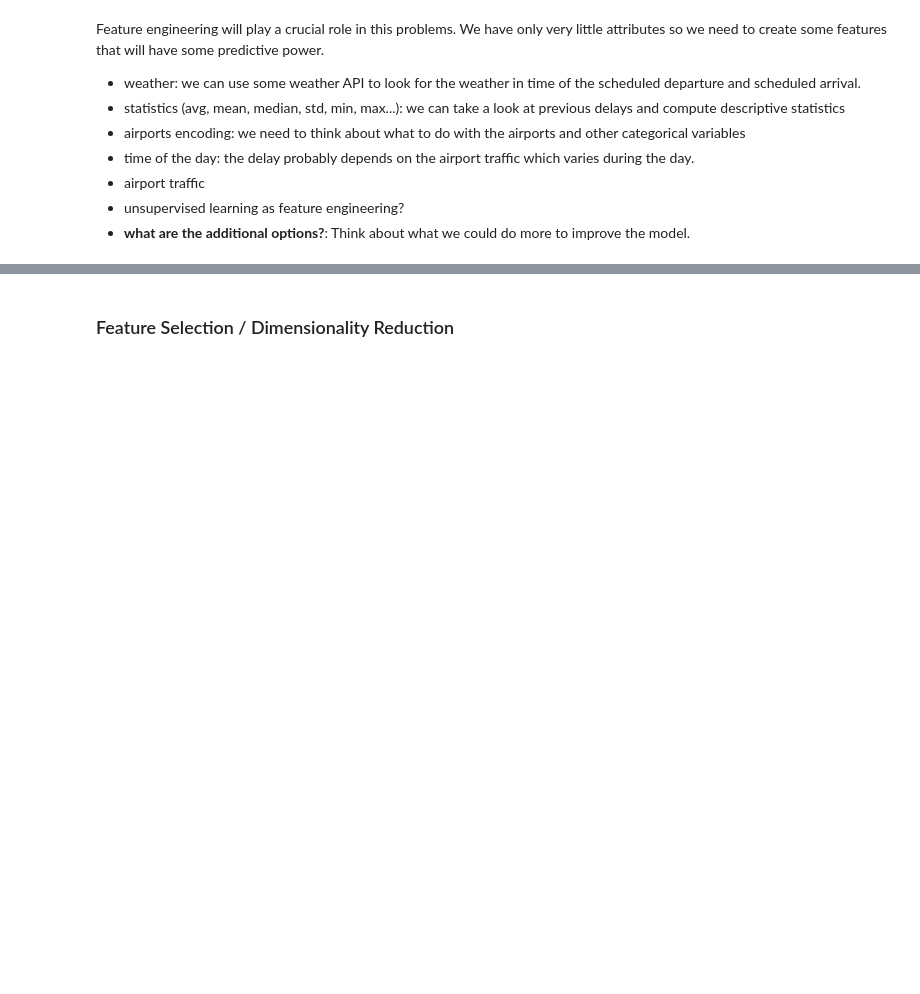
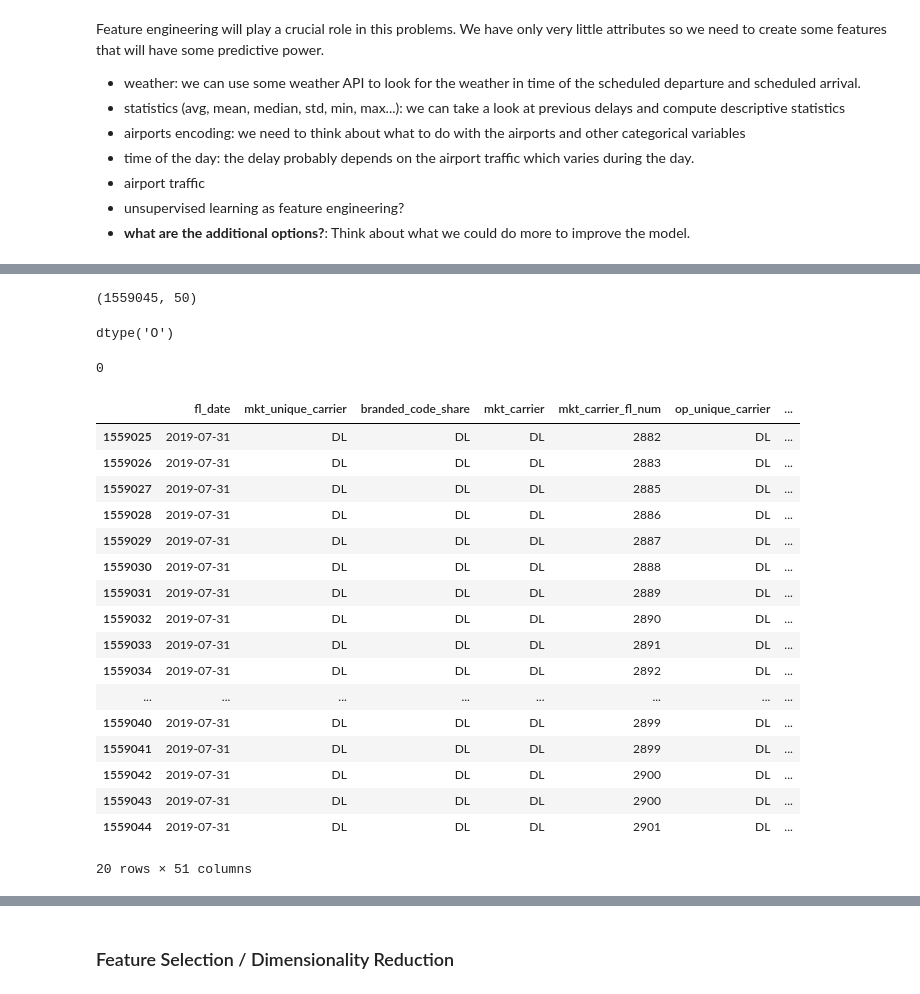
Before and after one commit to Ali-Mohamed23/midterm-project-I, a Jupyter notebook: modeling.ipynb, the cells around one changed output, grey strips where cells are left out. Cells and saved outputs as stored; diff of their text form; code cells hidden in the pictures; blank space fills up the shorter version.

```diff
--- a/modeling.ipynb
+++ b/modeling.ipynb
@@ -83,3 +81,0 @@ flights_sample[['fl_date','mkt_unique_carrier',
-# %%
-# Extract month from fl_date column
-flights_df['month'] = pd.to_datetime(flights_df['fl_date']).dt.month
@@ -98,3 +91,5 @@ Feature engineering will play a crucial role in this problems. We have only very
 - airport traffic
 - unsupervised learning as feature engineering?
 - **what are the additional options?**: Think about what we could do more to improve the model.
+# %%
+flights_df['avg_monthly_arr_delay'] = flights_df.groupby('month')['arr_delay'].transform('mean')
@@ -100,0 +116,48 @@ Feature engineering will play a crucial role in this problems. We have only very
+# %%
+# This feature creates the avg taxi times for the arrival hour
+flights_df['avg_taxi_times_arr'] = flights_df.groupby('arr_hour')['taxi_time'].transform('mean')
+# %%
+flights_df.shape
+# %% [output]
+(1559045, 50)
+# %%
+flights_df['fl_date'].dtype
+# %% [output]
+dtype('O')
+# %%
+# Group the flights data by origin airport and count the number of flights for each airport
+airport_counts = flights_df.groupby('origin')['flights'].transform('count')
+
+# Determine the thresholds for each category based on the quartiles
+thresholds = [0, airport_counts.quantile(0.25), airport_counts.quantile(0.5), airport_counts.quantile(0.75), np.inf]
+
+# Define the categories
+categories = ['Not Busy', 'Moderate', 'Busy', 'Very Busy']
+
+# Assign the traffic category based on the number of flights from each airport
+flights_df['traffic'] = pd.cut(airport_counts, bins=thresholds, labels=categories, right=False)
+# %%
+flights_df['traffic'].isnull().sum()
+# %% [output]
+0
+# %%
+flights_df.tail(20)
+# %% [output]
+|  | fl_date | mkt_unique_carrier | branded_code_share | mkt_carrier | mkt_carrier_fl_num | op_unique_carrier | ... |
+| 1559025 | 2019-07-31 | DL | DL | DL | 2882 | DL | ... |
+| 1559026 | 2019-07-31 | DL | DL | DL | 2883 | DL | ... |
+| 1559027 | 2019-07-31 | DL | DL | DL | 2885 | DL | ... |
+| 1559028 | 2019-07-31 | DL | DL | DL | 2886 | DL | ... |
+| 1559029 | 2019-07-31 | DL | DL | DL | 2887 | DL | ... |
+| 1559030 | 2019-07-31 | DL | DL | DL | 2888 | DL | ... |
+| 1559031 | 2019-07-31 | DL | DL | DL | 2889 | DL | ... |
+| 1559032 | 2019-07-31 | DL | DL | DL | 2890 | DL | ... |
+| 1559033 | 2019-07-31 | DL | DL | DL | 2891 | DL | ... |
+| 1559034 | 2019-07-31 | DL | DL | DL | 2892 | DL | ... |
+| ... | ... | ... | ... | ... | ... | ... | ... |
+| 1559040 | 2019-07-31 | DL | DL | DL | 2899 | DL | ... |
+| 1559041 | 2019-07-31 | DL | DL | DL | 2899 | DL | ... |
+| 1559042 | 2019-07-31 | DL | DL | DL | 2900 | DL | ... |
+| 1559043 | 2019-07-31 | DL | DL | DL | 2900 | DL | ... |
+| 1559044 | 2019-07-31 | DL | DL | DL | 2901 | DL | ... |
+20 rows × 51 columns
```
Also changed, not shown: parts of 9 cells of this notebook, 2 other files.
